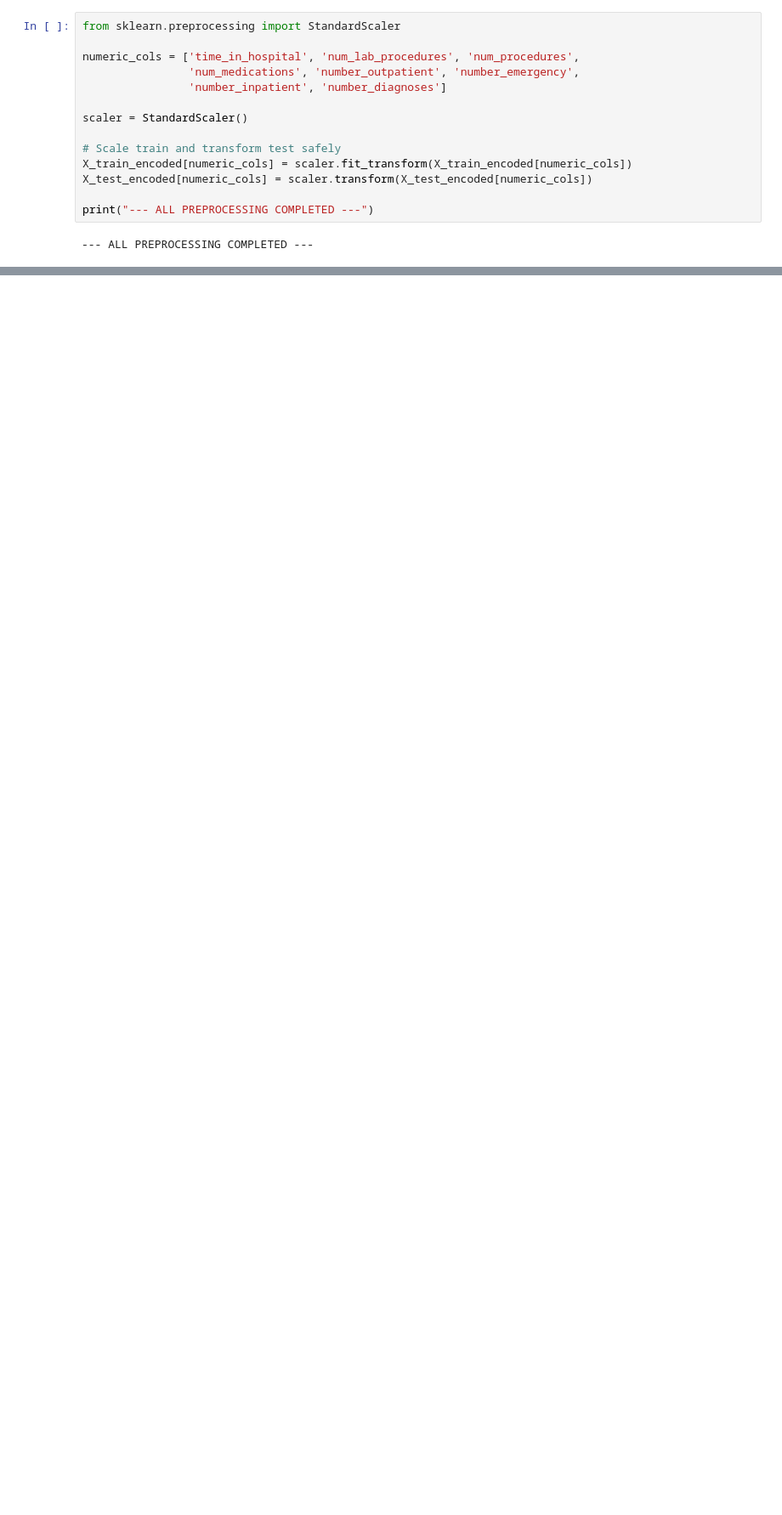
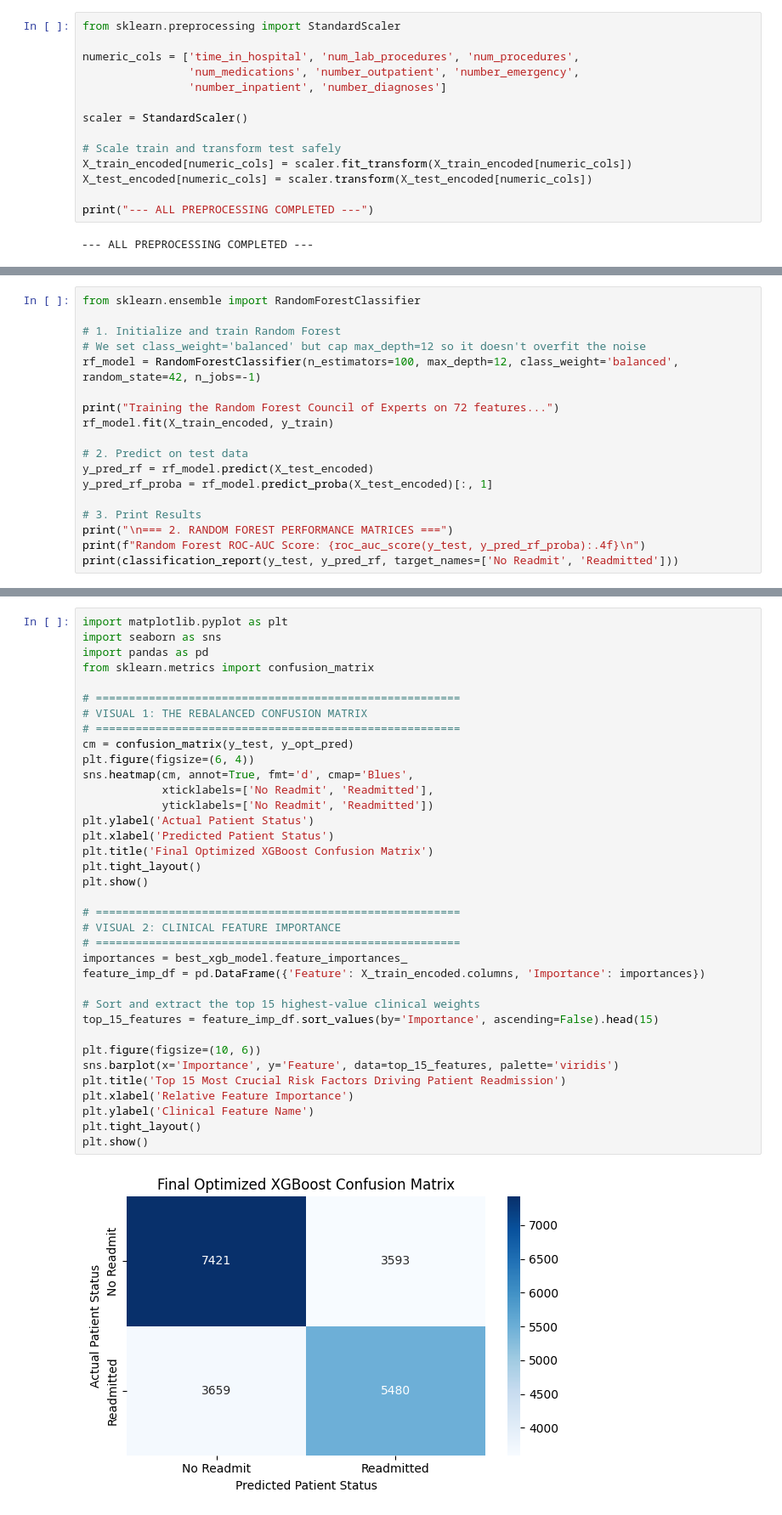
Before and after one commit to springboardmentor148-svg/HealthForecast-AI-Hospital-Readmission-Prediction-Patient-Risk-Intelligence-System, a Jupyter notebook: processed_data_of_Diabetics_130_US_Hospitals_for_Years_1999_2008.ipynb, the cells around one changed output, grey strips where cells are left out. Shown at 85% size. Saved outputs shown, nothing was run; the diff lists cells and outputs as text; blank space fills up the shorter version.

```diff
--- a/processed_data_of_Diabetics_130_US_Hospitals_for_Years_1999_2008.ipynb
+++ b/processed_data_of_Diabetics_130_US_Hospitals_for_Years_1999_2008.ipynb
@@ -301,0 +368,18 @@ Final Dataset Shapes: (81613, 72) (20153, 72)
+# %%
+from sklearn.ensemble import RandomForestClassifier
+
+# 1. Initialize and train Random Forest
+# We set class_weight='balanced' but cap max_depth=12 so it doesn't overfit the noise
+rf_model = RandomForestClassifier(n_estimators=100, max_depth=12, class_weight='balanced', random_state=42, n_jobs=-1)
+
+print("Training the Random Forest Council of Experts on 72 features...")
+rf_model.fit(X_train_encoded, y_train)
+
+# 2. Predict on test data
+y_pred_rf = rf_model.predict(X_test_encoded)
+y_pred_rf_proba = rf_model.predict_proba(X_test_encoded)[:, 1]
+
+# 3. Print Results
+print("\n=== 2. RANDOM FOREST PERFORMANCE MATRICES ===")
+print(f"Random Forest ROC-AUC Score: {roc_auc_score(y_test, y_pred_rf_proba):.4f}\n")
+print(classification_report(y_test, y_pred_rf, target_names=['No Readmit', 'Readmitted']))
@@ -301,0 +519,38 @@ Final Dataset Shapes: (81613, 72) (20153, 72)
+# %%
+import matplotlib.pyplot as plt
+import seaborn as sns
+import pandas as pd
+from sklearn.metrics import confusion_matrix
+
+# =======================================================
+# VISUAL 1: THE REBALANCED CONFUSION MATRIX
+# =======================================================
+cm = confusion_matrix(y_test, y_opt_pred)
+plt.figure(figsize=(6, 4))
+sns.heatmap(cm, annot=True, fmt='d', cmap='Blues',
+            xticklabels=['No Readmit', 'Readmitted'],
+            yticklabels=['No Readmit', 'Readmitted'])
+plt.ylabel('Actual Patient Status')
+plt.xlabel('Predicted Patient Status')
+plt.title('Final Optimized XGBoost Confusion Matrix')
+plt.tight_layout()
+plt.show()
+
+# =======================================================
+# VISUAL 2: CLINICAL FEATURE IMPORTANCE
+# =======================================================
+importances = best_xgb_model.feature_importances_
+feature_imp_df = pd.DataFrame({'Feature': X_train_encoded.columns, 'Importance': importances})
+
+# Sort and extract the top 15 highest-value clinical weights
+top_15_features = feature_imp_df.sort_values(by='Importance', ascending=False).head(15)
+
+plt.figure(figsize=(10, 6))
+sns.barplot(x='Importance', y='Feature', data=top_15_features, palette='viridis')
+plt.title('Top 15 Most Crucial Risk Factors Driving Patient Readmission')
+plt.xlabel('Relative Feature Importance')
+plt.ylabel('Clinical Feature Name')
+plt.tight_layout()
+plt.show()
+# %% [output]
+[figure, added]
```
Also changed, not shown: parts of 10 cells of this notebook.
